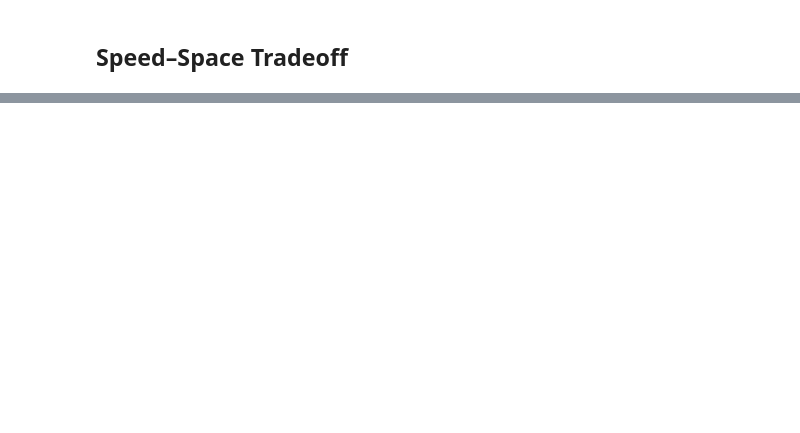
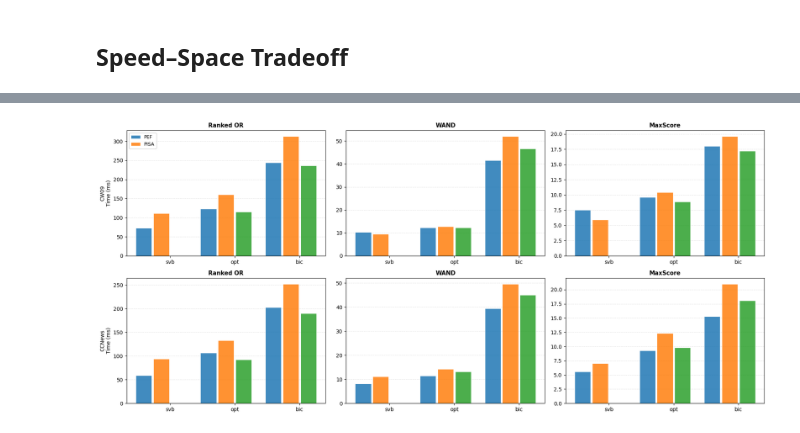
Before and after one commit to AngeloSav/rise-rs, a Jupyter notebook: scripts/data.ipynb, the cells around one changed output, grey strips where cells are left out. Cells and saved outputs as stored; diff of their text form; code cells hidden in the pictures; blank space fills up the shorter version.

Commit message:
new blockmax maxscore

```diff
--- a/scripts/data.ipynb
+++ b/scripts/data.ipynb
@@ -1065,0 +1208,66 @@ for query in query_choices:
+# %%
+import numpy as np
+
+type_order_xlib = ['svb', 'opt', 'bic']
+type_internal_to_short = {
+    'block_svb/varint': 'svb',
+    'opt': 'opt',
+    'block_interpolative': 'bic',
+}
+lib_order_xlib = ['PEF', 'PISA', 'DS2I']
+lib_colors = {'PEF': '#1f77b4', 'PISA': '#ff7f0e', 'DS2I': '#2ca02c'}
+query_cols_xlib = ['ranked_or', 'wand', 'maxscore']
+query_labels_xlib = {'ranked_or': 'Ranked OR', 'wand': 'WAND', 'maxscore': 'MaxScore'}
+
+bar_width = 0.22
+group_gap = 0.15
+n_libs = len(lib_order_xlib)
+group_width = n_libs * bar_width
+
+fig, axes = plt.subplots(2, 3, figsize=(18, 8))
+
+for row_idx, dataset in enumerate(datasets):
+    dataset_name = dataset['name']
+    df = combined_results[dataset_name]
+    sub = df.loc[df.index.get_level_values('type').isin(type_internal_to_short), query_cols_xlib].copy()
+    sub = sub.rename(index=type_internal_to_short, level='type')
+    sub.index = sub.index.set_names(['index', 'lib'])
+
+    for col_idx, query in enumerate(query_cols_xlib):
+        ax = axes[row_idx, col_idx]
+        present_types = [t for t in type_order_xlib if t in sub.index.get_level_values('index')]
+
+        for type_idx, idx_type in enumerate(present_types):
+            base_pos = type_idx * (group_width + group_gap)
+            for lib_idx, lib in enumerate(lib_order_xlib):
+                if lib == 'DS2I' and idx_type == 'svb':
+                    continue
+                try:
+                    val = sub.loc[(idx_type, lib), query]
+                except KeyError:
+                    continue
+                if pd.isna(val):
+                    continue
+                pos = base_pos + lib_idx * bar_width
+                ax.bar(pos, val, bar_width * 0.9,
+                       color=lib_colors[lib],
+                       alpha=0.85, edgecolor='white', linewidth=0.7,
+                       label=lib if type_idx == 0 else '',
+                       zorder=2)
+
+        group_centers = [i * (group_width + group_gap) + group_width / 2 for i in range(len(present_types))]
+        ax.set_xticks(group_centers)
+        ax.set_xticklabels(present_types, fontsize=10)
+        ax.set_title(f'{query_labels_xlib[query]}', fontsize=11, fontweight='bold')
+        if col_idx == 0:
+            ax.set_ylabel(f'{dataset_name}\nTime (ms)', fontsize=10)
+        ax.grid(axis='y', zorder=1, alpha=0.3, linestyle='--')
+        ax.set_axisbelow(True)
+        if row_idx == 0 and col_idx == 0:
+            ax.legend(loc='upper left', fontsize=9, framealpha=0.9)
+
+# plt.suptitle('Cross-Library Comparison: svb / opt / bic', fontsize=14, fontweight='bold', y=1.01)
+plt.tight_layout()
+plt.show()
+# %% [output]
+[figure, added]
```
Also changed, not shown: parts of 21 cells of this notebook, 6 other files.
